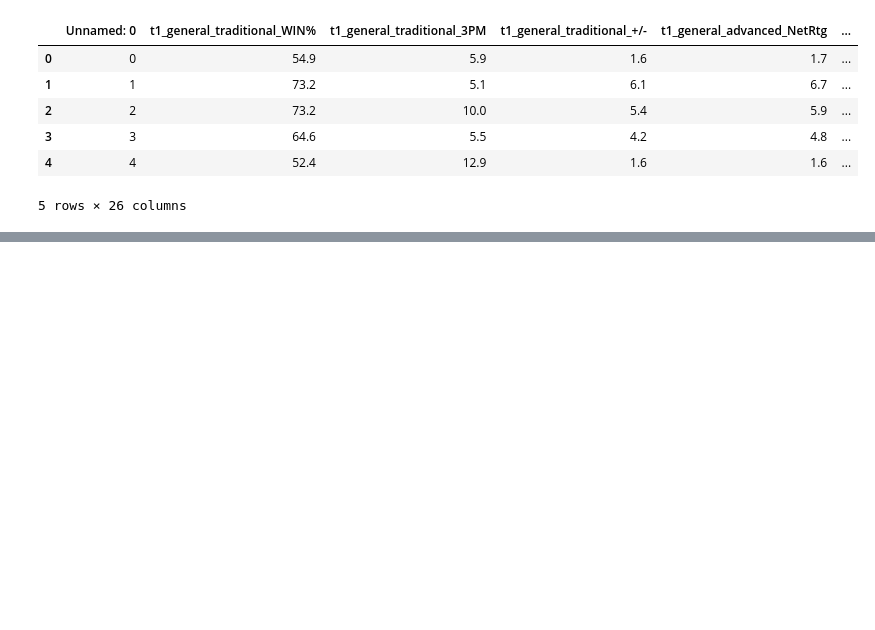
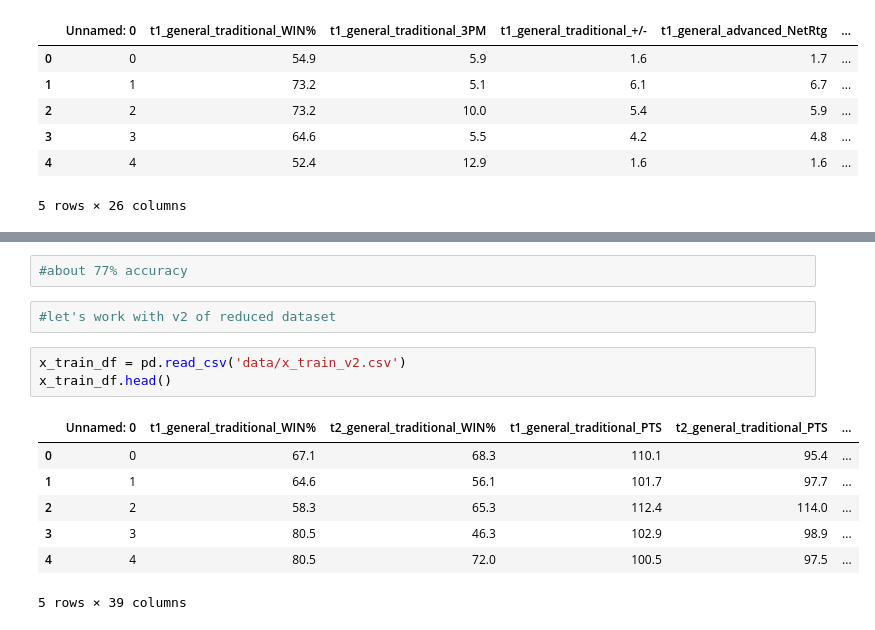
Before and after one commit to ijamil1/nba_playoff_predictions_22_23, a Jupyter notebook: Logistic_Regression.ipynb, the cells around one changed output, grey strips where cells are left out. Cells and saved outputs as stored; diff of their text form; blank space fills up the shorter version.

```diff
--- a/Logistic_Regression.ipynb
+++ b/Logistic_Regression.ipynb
@@ -195,0 +194,15 @@ Please also refer to the documentation for alternative solver options:
+# %%
+#about 77% accuracy
+# %%
+#let's work with v2 of reduced dataset
+# %%
+x_train_df = pd.read_csv('data/x_train_v2.csv')
+x_train_df.head()
+# %% [output]
+|  | Unnamed: 0 | t1_general_traditional_WIN% | t2_general_traditional_WIN% | t1_general_traditional_PTS | t2_general_traditional_PTS | ... |
+| 0 | 0 | 67.1 | 68.3 | 110.1 | 95.4 | ... |
+| 1 | 1 | 64.6 | 56.1 | 101.7 | 97.7 | ... |
+| 2 | 2 | 58.3 | 65.3 | 112.4 | 114.0 | ... |
+| 3 | 3 | 80.5 | 46.3 | 102.9 | 98.9 | ... |
+| 4 | 4 | 80.5 | 72.0 | 100.5 | 97.5 | ... |
+5 rows × 39 columns
```
Also changed, not shown: parts of 13 cells of this notebook, 4 other files.
